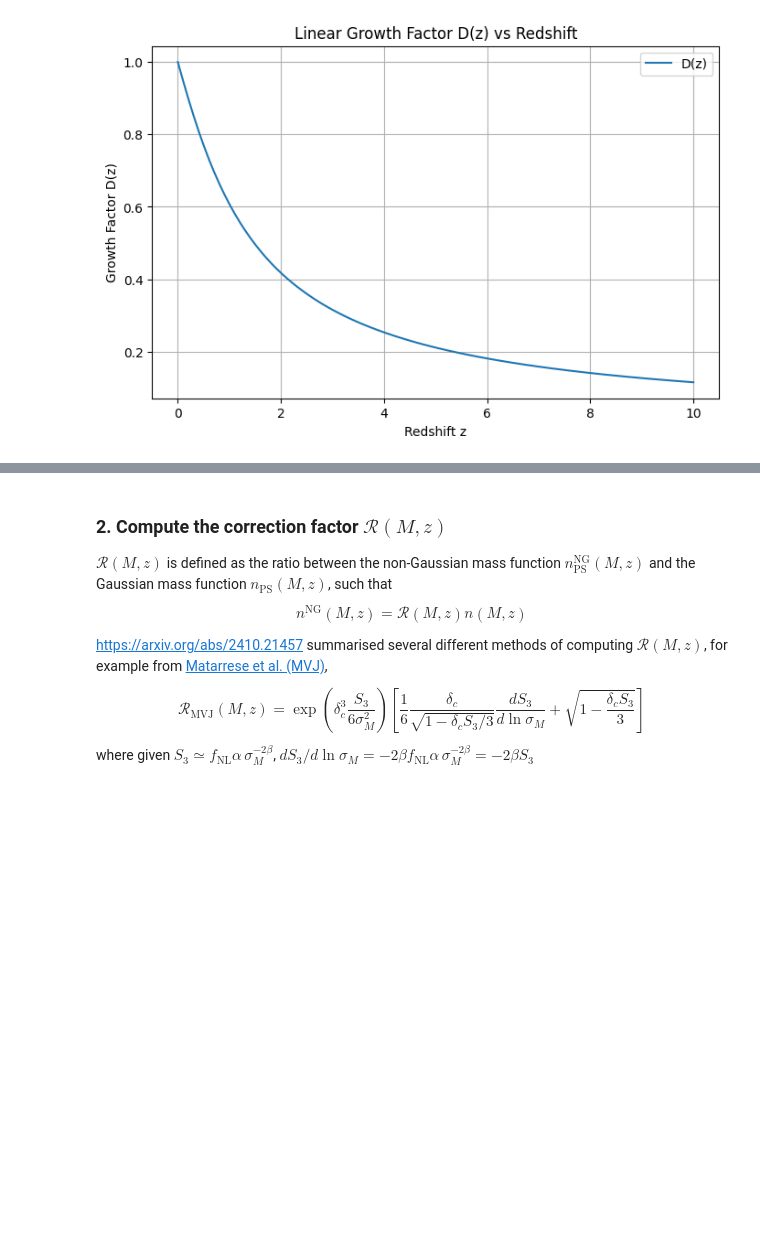
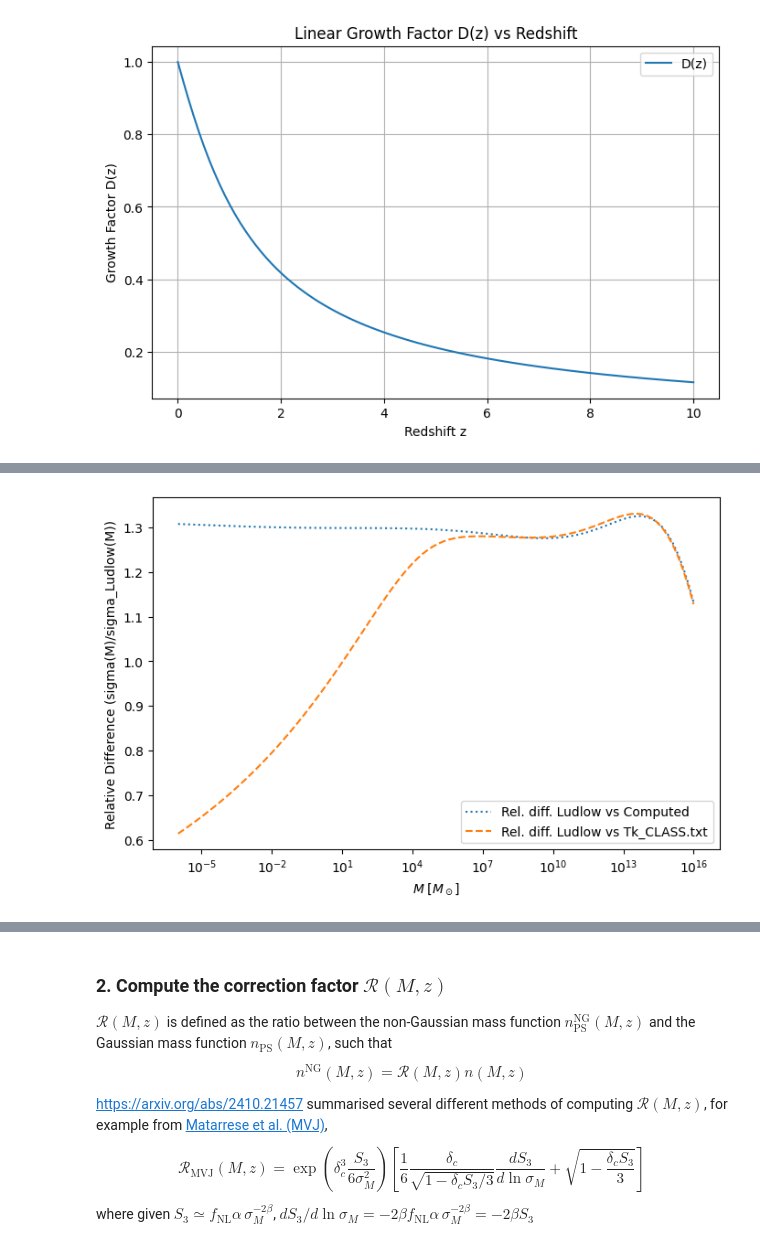
Before and after one commit to gomeshun/sashimi-c, a Jupyter notebook: 160925_compare_mass_variance.ipynb, the cells around one changed output, grey strips where cells are left out. Saved outputs shown, nothing was run; the diff lists cells and outputs as text; code cells hidden in the pictures; blank space fills up the shorter version.

```diff
--- a/160925_compare_mass_variance.ipynb
+++ b/160925_compare_mass_variance.ipynb
@@ -275,0 +461,14 @@ plt.legend()
+# %%
+# relative difference
+rel_diff1 = np.abs(s1) / s0
+rel_diff2 = np.abs(s2) / s0
+plt.figure(figsize=(8, 5))
+plt.plot(M, rel_diff1, ':', label='Rel. diff. Ludlow vs Computed')
+plt.plot(M, rel_diff2, '--', label='Rel. diff. Ludlow vs Tk_CLASS.txt')
+plt.xlabel(r'$M \; [M_\odot]$')
+plt.ylabel('Relative Difference (sigma(M)/sigma_Ludlow(M))')
+plt.xscale('log')
+plt.legend()
+plt.show()
+# %% [output]
+[figure, added]
```
Also changed, not shown: parts of 12 cells of this notebook.
